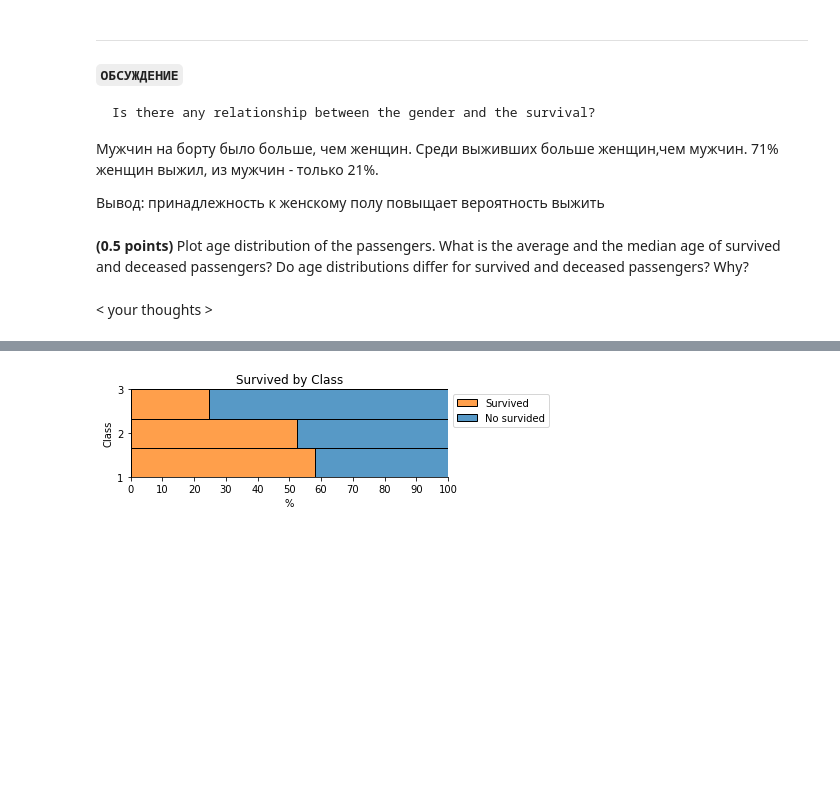
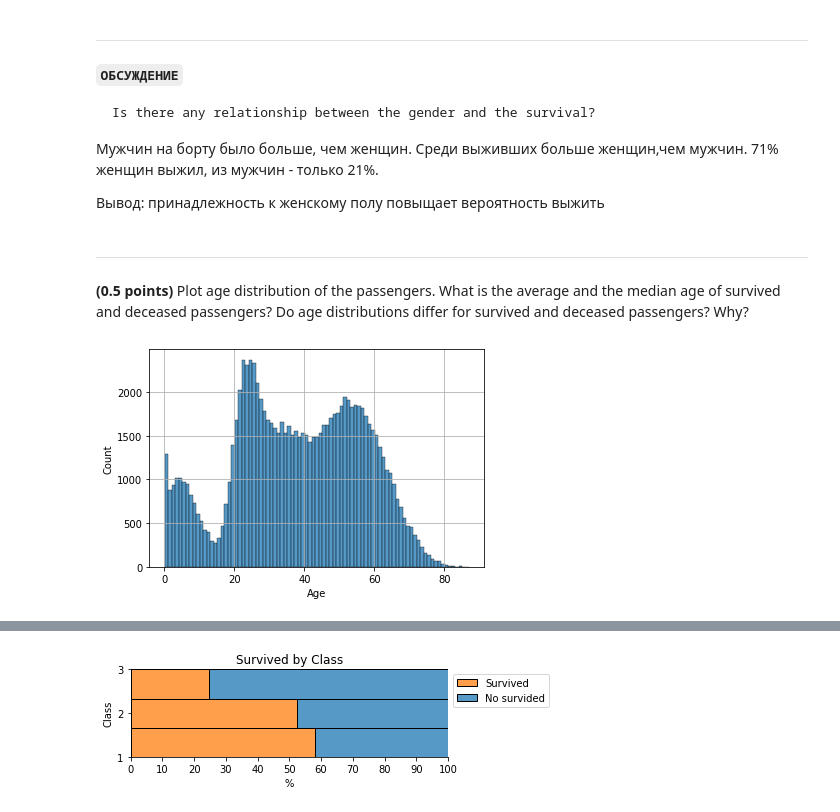
Before and after one commit to bonvech/ml-intro-1, a Jupyter notebook: 5_classification_linear_knn/hw_classification.ipynb, the cells around one changed output, grey strips where cells are left out. Drawn from its saved outputs; the diff is of its cells as text; code cells hidden in the pictures; blank space fills up the shorter version.

```diff
--- a/5_classification_linear_knn/hw_classification.ipynb
+++ b/5_classification_linear_knn/hw_classification.ipynb
@@ -564,4 +559,6 @@ Name: Sex, dtype: int64
 
 Вывод: принадлежность к женскому полу повыщает вероятность выжить
 # %% [markdown]
+*****
+
 **(0.5 points)** Plot age distribution of the passengers. What is the average and the median age of survived and deceased passengers? Do age distributions differ for survived and deceased passengers? Why?
@@ -570,2 +565,5 @@ Name: Sex, dtype: int64
-# %% [markdown]
-< your thoughts >
+# %%
+sns.histplot(data["Age"], bins=100, binwidth=1)
+plt.grid();
+# %% [output]
+[figure, added]
```
Also changed, not shown: parts of 28 cells of this notebook.
